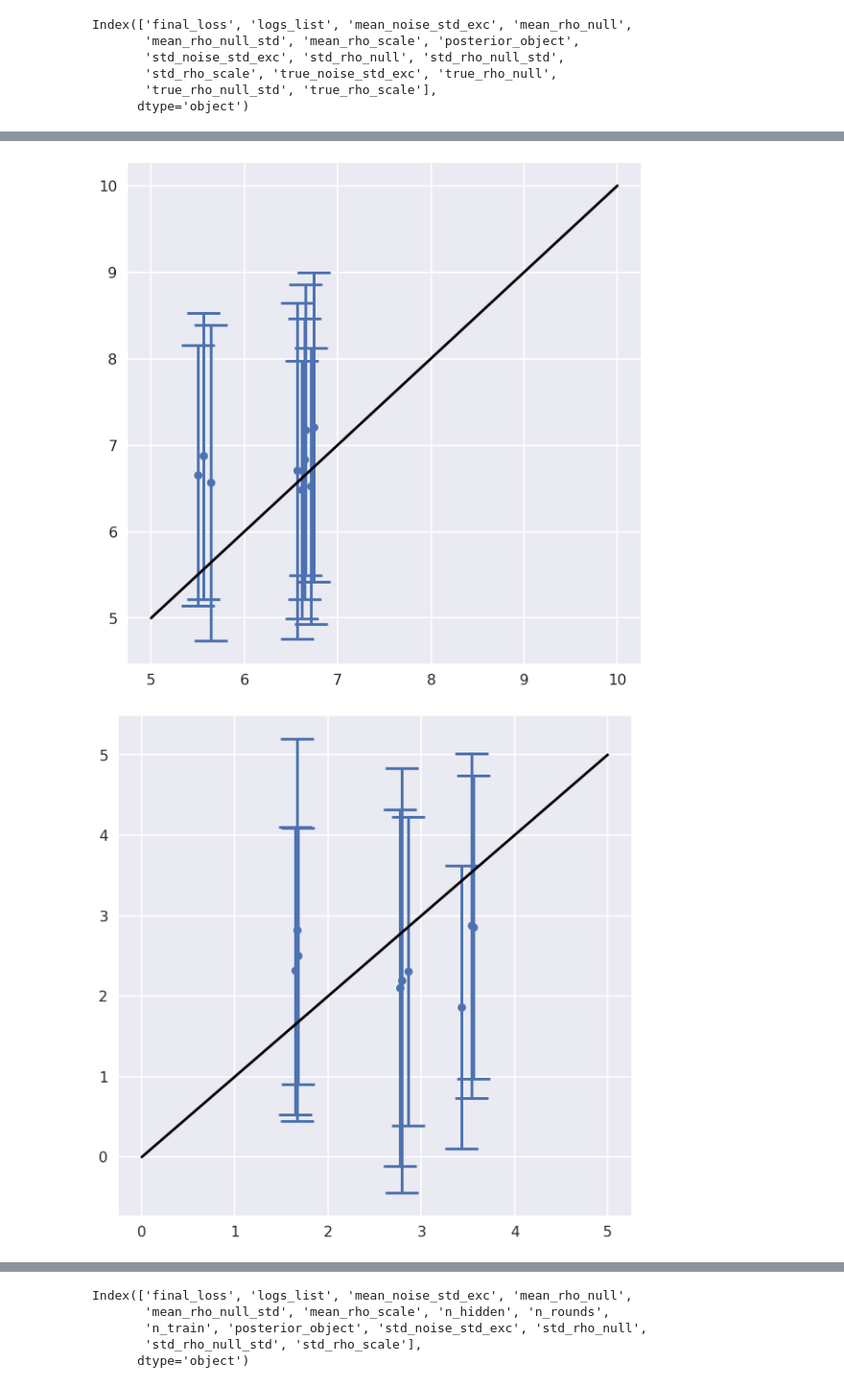
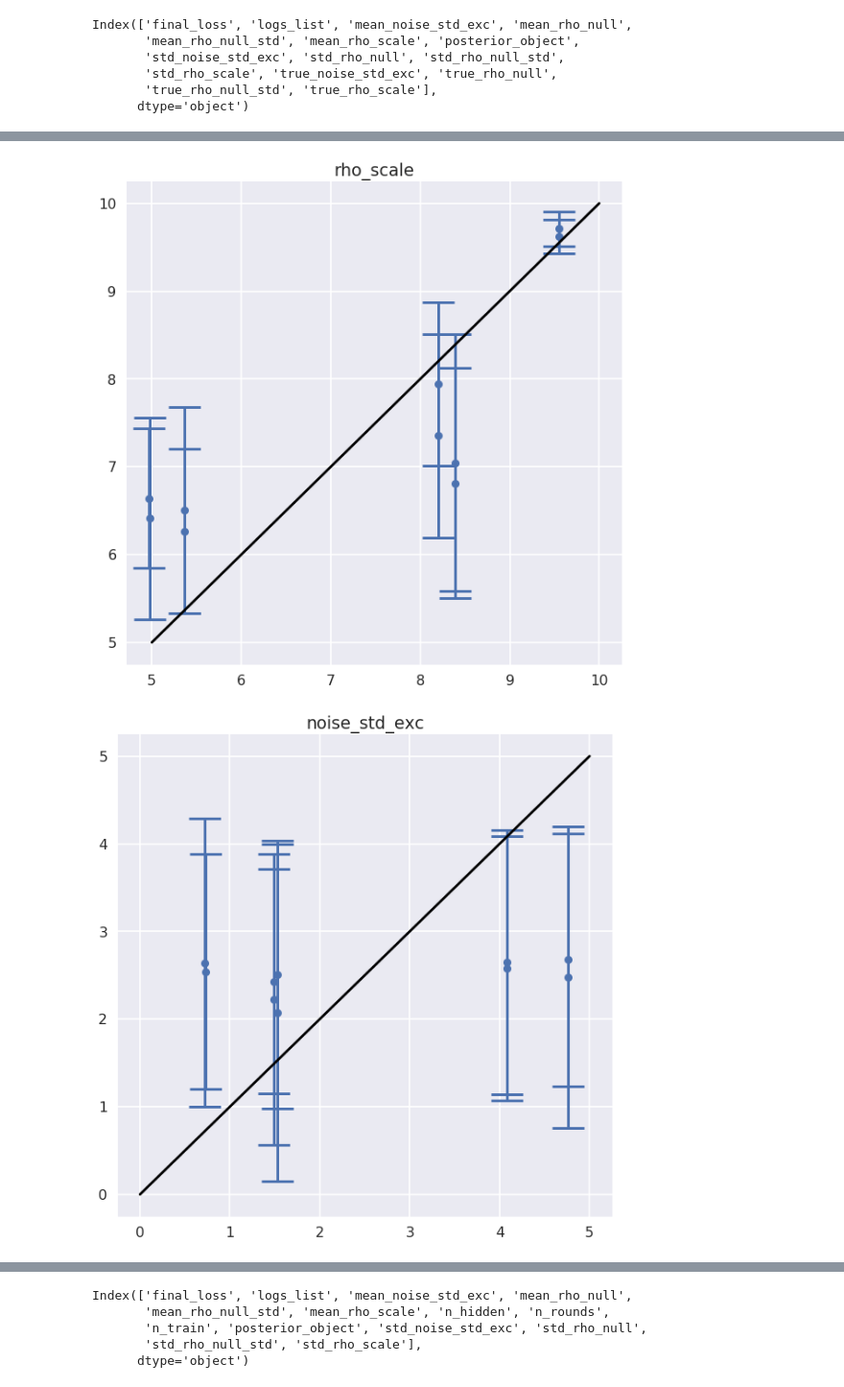
Before and after one commit to awakenting/master-thesis, a Jupyter notebook: code/plotting_draft_fitting_results.ipynb, the cells around one changed output, grey strips where cells are left out. Shown at 96% size. Cells and saved outputs as stored; diff of their text form; code cells hidden in the pictures.

```diff
--- a/code/plotting_draft_fitting_results.ipynb
+++ b/code/plotting_draft_fitting_results.ipynb
@@ -18,5 +18,6 @@ from delfi.generator import MPGenerator
 
 import models as md
 # %%
-fit_df = pd.read_hdf('../data/generated/fitting_validation_error.hdf5', key='fitting_results')
+fit_df = pd.read_hdf('../data/generated/fitting_validation_error_v4.hdf5', key='fitting_results')
+fit_df2 = pd.read_hdf('../data/generated/fitting_validation_error_v3.hdf5', key='fitting_results')
 # %%
@@ -28,3 +29,5 @@ Index(['final_loss', 'logs_list', 'mean_noise_std_exc', 'mean_rho_null',
        'std_rho_scale', 'true_noise_std_exc', 'true_rho_null',
        'true_rho_null_std', 'true_rho_scale'],
       dtype='object')
+# %%
+fit_df = fit_df.append(fit_df2, ignore_index=True)
@@ -54,0 +62,14 @@ plt.plot([5, 10], [5, 10], 'k')
+# %%
+sns.set('poster')
+
+sns.lmplot(x='mean_rho_scale', y='std_rho_null', hue='final_loss', data=fit_df, fit_reg=False, size=12)
+#plt.xticks(np.arange(5), np.arange(5))
+#plt.plot([0, 5], [0,5], 'k')
+
+sns.lmplot(x='mean_rho_scale', y='std_noise_std_exc', hue='final_loss', data=fit_df, fit_reg=False, size=12)
+#plt.xticks(np.arange(5), np.arange(5))
+#plt.plot([0, 5], [0,5], 'k')
+
+sns.lmplot(x='mean_rho_scale', y='std_rho_null_std', hue='final_loss', data=fit_df, fit_reg=False, size=12)
+#plt.xticks(np.arange(5), np.arange(5))
+#plt.plot([0, 5], [0,5], 'k')
@@ -55,10 +81,11 @@ plt.plot([5, 10], [5, 10], 'k')
 # %%
 def plot_true_vs_estimate(param_name, xmin=0, xmax=5):
-    jitter = np.random.rand(len(fit_df))*0.2 - 0.1
+    jitter = np.random.rand(len(fit_df))*0.02 - 0.1
     plt.figure(figsize=(10,10))
     plt.errorbar(fit_df['true_' + param_name] + jitter, fit_df['mean_' + param_name], yerr=fit_df['std_' + param_name],
                  fmt='.', capsize=18, barsabove=True, capthick=3, lw=3, ms=18)
     plt.plot([xmin, xmax], [xmin, xmax], 'k')
+    plt.title(param_name)
 
 plot_true_vs_estimate('rho_null')
 plot_true_vs_estimate('rho_null_std')
@@ -70,5 +97,5 @@ plot_true_vs_estimate('noise_std_exc')
-[figure, old version]
+[figure, new version]
-[figure, old version]
+[figure, new version]
 # %%
 for i in range(len(fit_df)):
     plt.figure()
```
Also changed, not shown: parts of 22 cells of this notebook, 6 other files.
